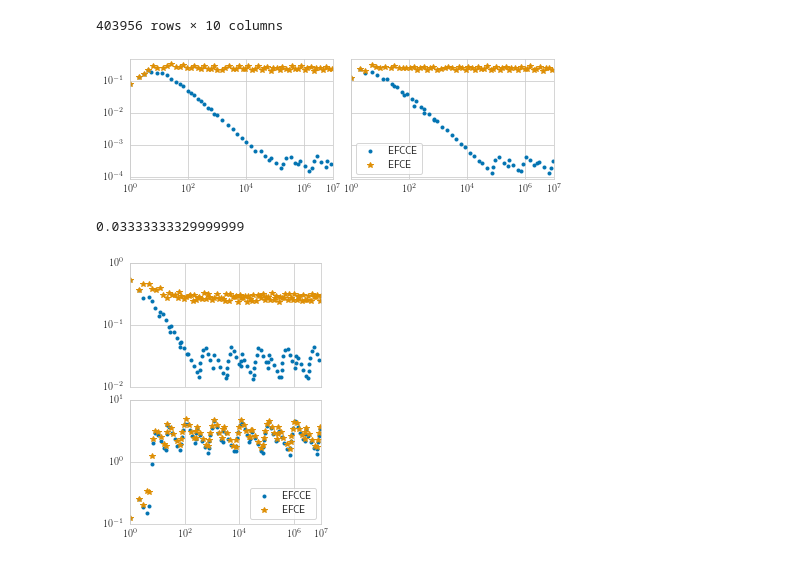
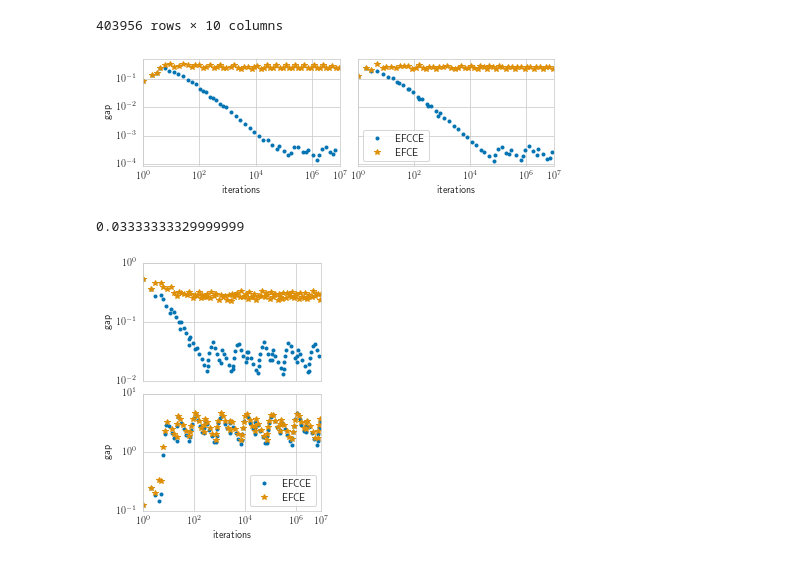
Before and after one commit to dmorrill10/hr_edl_experiments, a Jupyter notebook: cor_gap_data.ipynb, the cells around one changed output. Drawn from its saved outputs; the diff is of its cells as text; code cells hidden in the pictures.

```diff
--- a/cor_gap_data.ipynb
+++ b/cor_gap_data.ipynb
@@ -36,7 +36,9 @@ kwargs = {
 }
 
 _, axes = plt.subplots(1, 2, figsize=(4*gr, 2), sharex=True, sharey=True)
+axes[0].set_ylabel('gap')
 for ax in axes:
+    ax.set_xlabel('iterations')
     ax.set_xlim((1, 1e7))
     ax.set_xscale('log')
     ax.set_yscale('log')
@@ -99,7 +101,7 @@ plt.legend(['EFCCE', 'EFCE'])
 plt.tight_layout(0.4)
 plt.savefig('results/cor_gap.eshapley.small.pdf')
 # %% [output]
-[figure, old version]
+[figure, new version]
 # %%
 (data.efcce_gap - data.afcce_gap).abs().max()
 # %% [output]
@@ -123,31 +125,33 @@ axes[0].plot(
 )
 
 df = data.query('game_tag == "eshapley" and param == "big" and training_regime == "alt"')
 x = df.num_iterations.to_numpy()
 axes[1].plot(
     x,
     df.efcce_gap,
     marker='.',
     **kwargs
 )
 axes[1].plot(
     x,
     df.efce_gap,
     marker='*',
     **kwargs
 )
 
 axes[0].set_ylim((1e-2, 1e0))
 axes[1].set_ylim((1e-1, 1e1))
+axes[1].set_xlabel('iterations')
 for ax in axes:
+    ax.set_ylabel('gap')
     ax.set_xlim((1, 1e7))
     ax.set_xscale('log')
     ax.set_yscale('log')
     ax.set_xticks((1, 1e2, 1e4, 1e6, 1e7))
 
 
 plt.legend(['EFCCE', 'EFCE'])
 plt.tight_layout(0.4)
 plt.savefig('results/cor_gap.eshapley.medium-big.alt.pdf')
 # %% [output]
-[figure, old version]
+[figure, new version]
```
